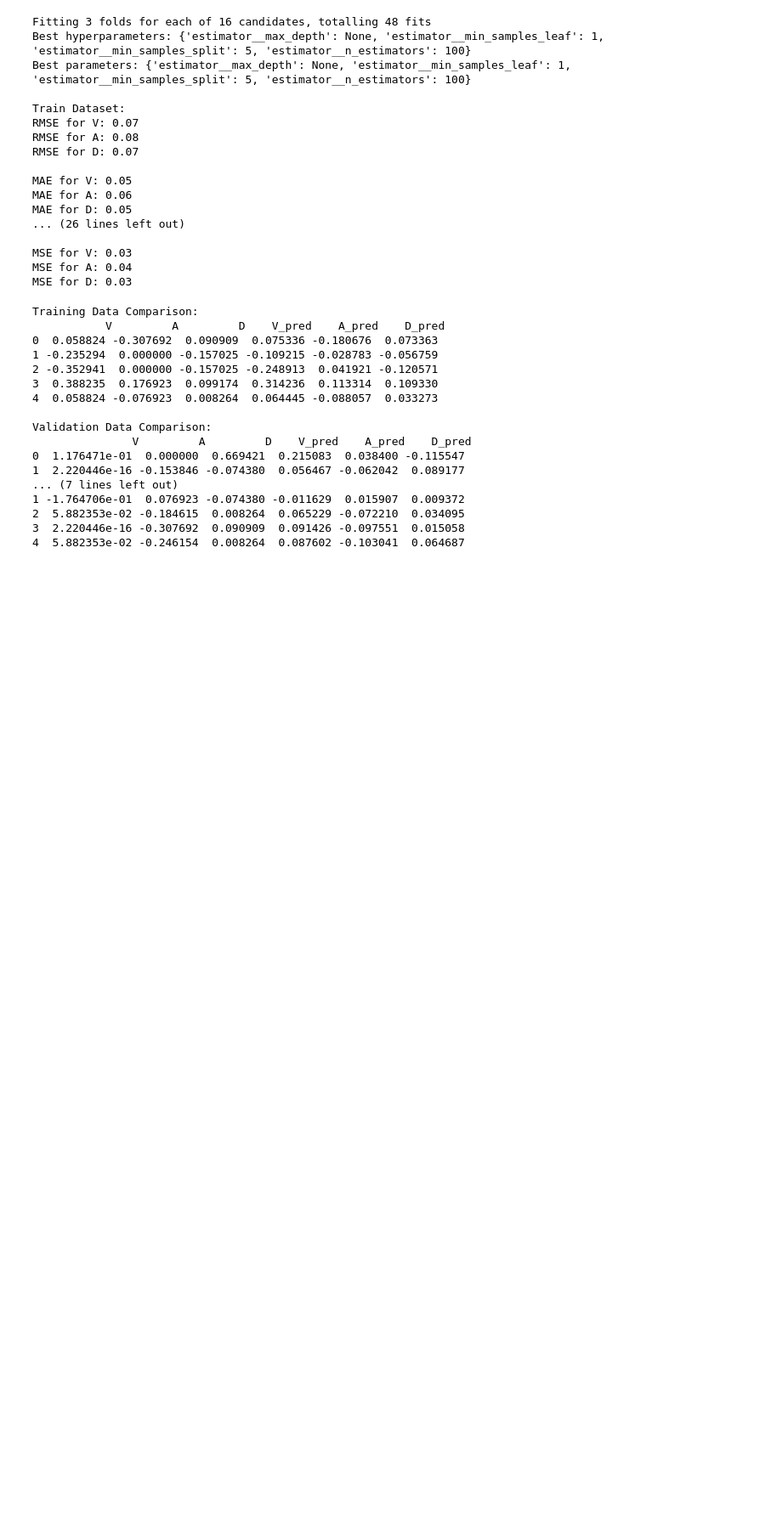
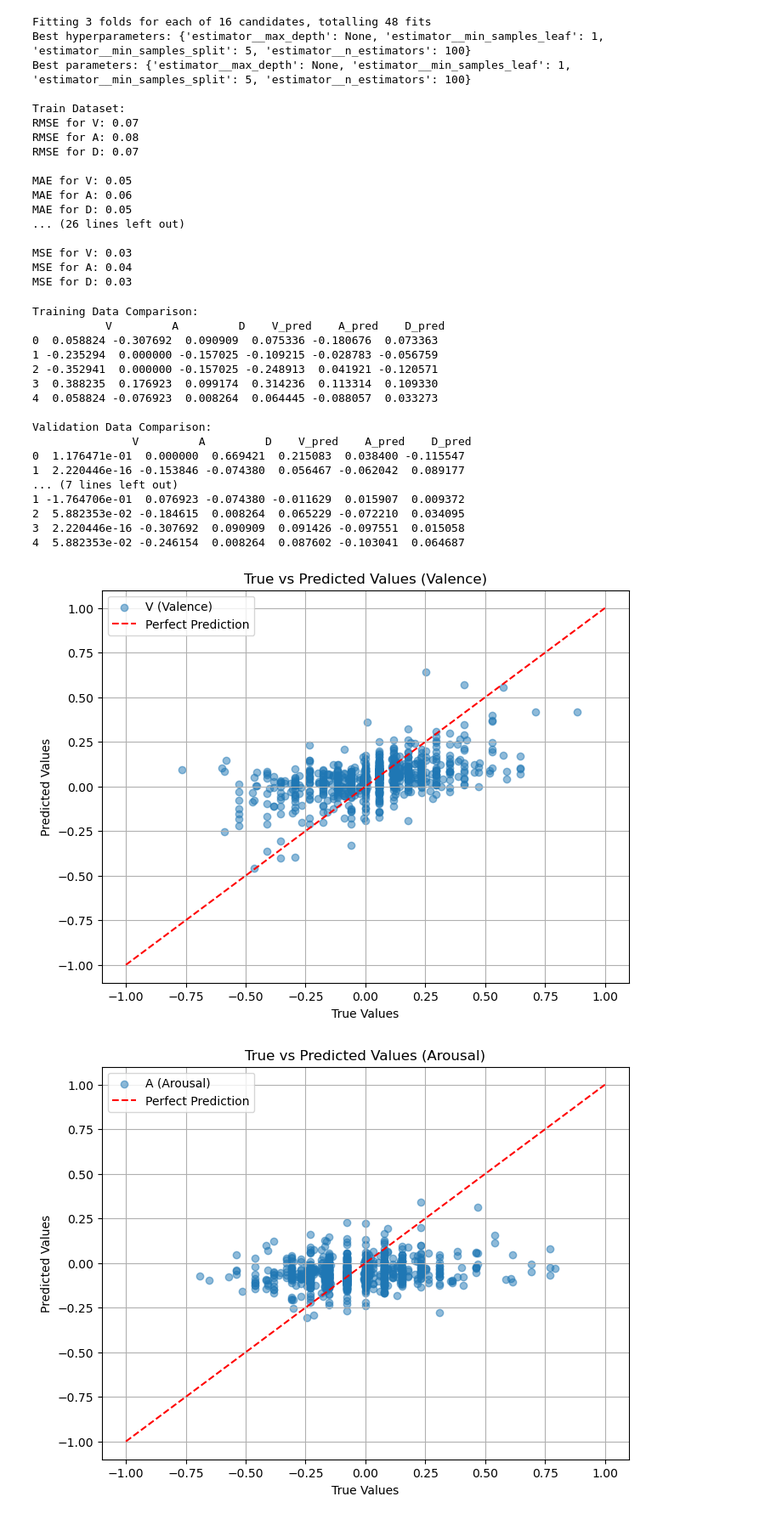
Before and after one commit to StefTse/AIDL_thesis, a Jupyter notebook: Random_forests_regressor_norm.ipynb, the cells around one changed output. Shown: that part at 85% size. Cells and saved outputs as stored; diff of their text form; code cells hidden in the pictures; blank space fills up the shorter version.

```diff
--- a/Random_forests_regressor_norm.ipynb
+++ b/Random_forests_regressor_norm.ipynb
@@ -48,6 +50,15 @@ D        float64
 text      object
 dtype: object
 # %%
+# Text Preprocessing: Lowercase, punctuation removal, and regex cleaning
+def preprocess_text(text):
+    text = text.lower()  # Lowercase
+    text = re.sub(f"[{string.punctuation}]", "", text)
+    return text
+
+data_01["text"] = data_01["text"].apply(preprocess_text)
+
+
 # Normalize columns 'A', 'V', and 'D'
 scaler = MinMaxScaler(feature_range=(-1, 1))
 
@@ -251,3 +262,48 @@ Validation Data Comparison:
 2  5.882353e-02 -0.184615  0.008264  0.065229 -0.072210  0.034095
 3  2.220446e-16 -0.307692  0.090909  0.091426 -0.097551  0.015058
 4  5.882353e-02 -0.246154  0.008264  0.087602 -0.103041  0.064687
+# %%
+import matplotlib.pyplot as plt
+
+
+def plot_predictions_single(y_true, y_pred, index, label, title=""):
+    plt.figure(figsize=(8, 6))
+    plt.scatter(y_true[:, index], y_pred[:, index], alpha=0.5, label=label)
+    plt.plot([-1, 1], [-1, 1], color="red", linestyle="--", label="Perfect Prediction")
+    plt.xlabel("True Values")
+    plt.ylabel("Predicted Values")
+    plt.legend()
+    plt.title(title)
+    plt.grid(True)
+    plt.show()
+
+# plots for residuals
+
+def plot_residuals_single(y_true, y_pred, index, label, title=""):
+    residuals = y_true[:, index] - y_pred[:, index]
+    plt.figure(figsize=(8, 6))
+    plt.scatter(y_pred[:, index], residuals, alpha=0.5, label=label)
+    plt.axhline(0, color="red", linestyle="--", label="Zero Residual")
+    plt.xlabel("Predicted Values")
+    plt.ylabel("Residuals (True - Predicted)")
+    plt.legend()
+    plt.title(title)
+    plt.grid(True)
+    plt.show()
+
+# Convert pandas DataFrame to numpy array for plotting
+y_val_np = y_val.values
+y_val_pred_np = y_val_pred
+
+# Plot predictions for each dimension
+plot_predictions_single(y_val_np, y_val_pred_np, 0, "V (Valence)", title="True vs Predicted Values (Valence)")
+plot_predictions_single(y_val_np, y_val_pred_np, 1, "A (Arousal)", title="True vs Predicted Values (Arousal)")
+plot_predictions_single(y_val_np, y_val_pred_np, 2, "D (Dominance)", title="True vs Predicted Values (Dominance)")
+
+# Plot residuals for each dimension
+plot_residuals_single(y_val_np, y_val_pred_np, 0, "V (Valence)", title="Residuals Plot (Valence)")
+plot_residuals_single(y_val_np, y_val_pred_np, 1, "A (Arousal)", title="Residuals Plot (Arousal)")
+plot_residuals_single(y_val_np, y_val_pred_np, 2, "D (Dominance)", title="Residuals Plot (Dominance)")
+# %% [output]
+[figure, added]
+[figure, added]
```
Also changed, not shown: parts of 5 cells of this notebook, 11 other files.
